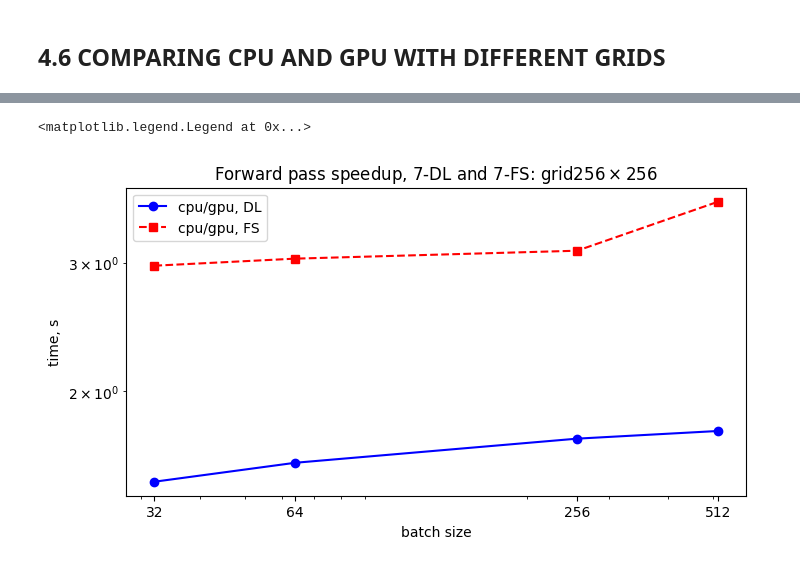
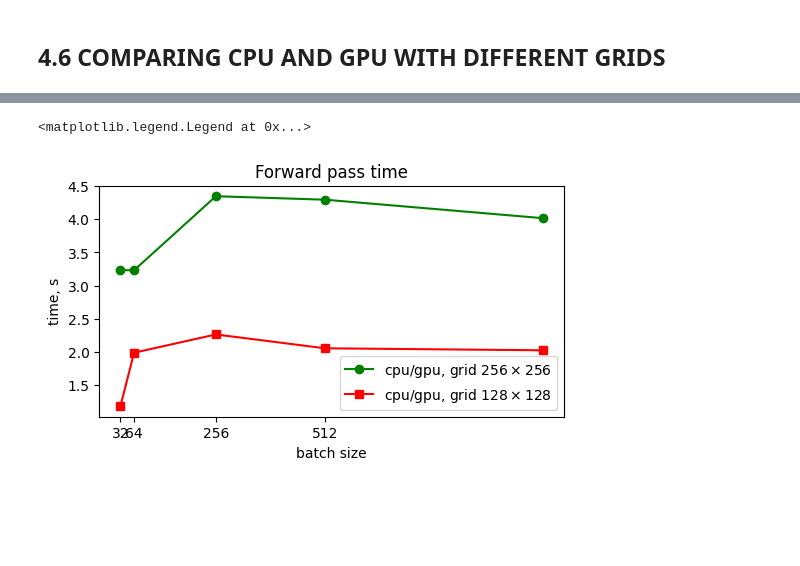
Before and after one commit to CompPhysLab/SVETlANNa.docs, a Jupyter notebook: GPU/512_optical_setup.ipynb, the cells around one changed output, grey strips where cells are left out. Saved outputs shown, nothing was run; the diff lists cells and outputs as text; code cells hidden in the pictures; blank space fills up the shorter version.

```diff
--- a/GPU/512_optical_setup.ipynb
+++ b/GPU/512_optical_setup.ipynb
@@ -114,7 +114,7 @@ print(f'neuron size = {neuron_size * 1e6:.3f} um')
 # %% [output]
 neuron size = 397.225 um
 # %%
-DETECTOR_SIZE = (256, 256)  # from the extended article!
+DETECTOR_SIZE = (512, 512)  # from the extended article!
 # an actual zone where weights will be updated during a training process
 # %% [markdown]
 **<span style="color:red">Difference.</span>** We will use `'AS'` method for `FreeSpace`'s, but we wont increase a size of a layer in `SimulationParameters` (i.e. numerical mesh)!
@@ -851,6 +786,7 @@ params = [
 
 # cpu_times = {}
 gpu_times = {}
+batch_sizes = [32, 64, 256, 512, 1024]
 
 for i, param in enumerate(params):
     # cpu_times_ = []
@@ -869,9 +805,7 @@ for i, param in enumerate(params):
 
         SIM_PARAMS = SIM_PARAMS.to('cuda')
 
-        # optical_setup = get_setup_upd(2)
-        # optical_setup = get_setup_fs(7)
-        optical_setup = get_setup_dl(7)
+        optical_setup = get_setup_upd(2)
 
         net = optical_setup.net.to('cuda')
         start = time.process_time()
@@ -920,6 +854,8 @@ params = [
 ]
 
 cpu_times = {}
+# gpu_times = {}
+batch_sizes = [32, 64, 256, 512, 1024]
 
 for i, param in enumerate(params):
     cpu_times_ = []
@@ -938,9 +874,7 @@ for i, param in enumerate(params):
 
         SIM_PARAMS = SIM_PARAMS.to('cpu')
 
-        # optical_setup = get_setup_upd(2)
-        # optical_setup = get_setup_fs(7)
-        optical_setup = get_setup_dl(7)
+        optical_setup = get_setup_upd(2)
 
 
         net = optical_setup.net.to('cpu')
@@ -1008 +939,4 @@ plt.legend()
+# %%
+cpu_times_128 = np.array([1315.03, 504.66, 467.03, 386.58, 366.36])
+gpu_times_128 = np.array([1109.91, 253.56, 206.14, 187.92, 180.72])
 # %%
@@ -1024,14 +958,15 @@ plt.legend()
 # %%
-# plt.figure(figsize=(8, 4))
-# plt.title('Forward pass speedup, 7-DL and 7-FS: grid' + rf"${DETECTOR_SIZE[0]}\times{DETECTOR_SIZE[1]}$")
-# plt.plot(batch_sizes, np.array(cpu_times[0]) / np.array(gpu_times[0]), '-o', label=r'cpu/gpu, DL', color="blue")
-# plt.plot(batch_sizes, cpu_times_fs / gpu_times_fs, '--s', label=r'cpu/gpu, FS', color="red")
+plt.figure(figsize=(6, 3))
+plt.title('Forward pass time')
+plt.plot(batch_sizes,  np.array(cpu_times[0]) / np.array(gpu_times[0]), '-o', label=r'cpu/gpu, grid $256\times256$', color="green")
+plt.plot(batch_sizes,  np.array(cpu_times_128) / np.array(gpu_times_128), '-s', label=r'cpu/gpu, grid $128\times128$', color="red")
+# plt.plot(batch_sizes, , '-o', label='gpu', color="red")
 # plt.yscale('log')
 # plt.xscale('log')
-# plt.xticks(batch_sizes, batch_sizes)
-# plt.xlabel('batch size')
-# plt.ylabel('time, s')
-# plt.legend()
+plt.xticks([32, 64, 256, 512], [32, 64, 256, 512])
+plt.xlabel('batch size')
+plt.ylabel('time, s')
+plt.legend()
 # %% [output]
 <matplotlib.legend.Legend at 0x...>
-[figure, old version]
+[figure, new version]
```
Also changed, not shown: parts of 17 cells of this notebook, 6 other files.
